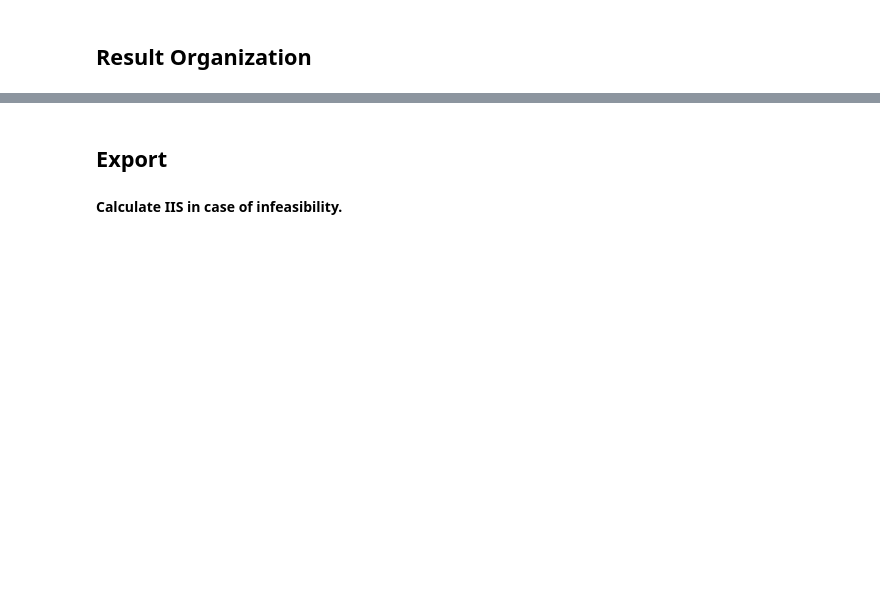
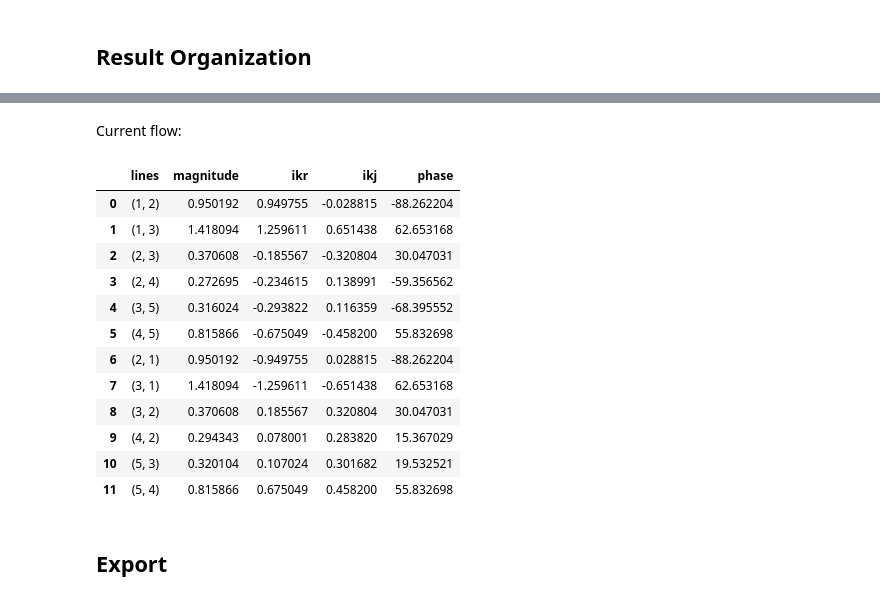
Before and after one commit to leoschleier/acopf, a Jupyter notebook: notebooks/SLP.ipynb, the cells around one changed output, grey strips where cells are left out. Cells and saved outputs as stored; diff of their text form; code cells hidden in the pictures; blank space fills up the shorter version.

```diff
--- a/notebooks/SLP.ipynb
+++ b/notebooks/SLP.ipynb
@@ -535,2 +510,20 @@ Bus voltages:
+# %% [markdown]
+Current flow:
+# %%
+ik_df
+# %% [output]
+|  | lines | magnitude | ikr | ikj | phase |
+| 0 | (1, 2) | 0.950192 | 0.949755 | -0.028815 | -88.262204 |
+| 1 | (1, 3) | 1.418094 | 1.259611 | 0.651438 | 62.653168 |
+| 2 | (2, 3) | 0.370608 | -0.185567 | -0.320804 | 30.047031 |
+| 3 | (2, 4) | 0.272695 | -0.234615 | 0.138991 | -59.356562 |
+| 4 | (3, 5) | 0.316024 | -0.293822 | 0.116359 | -68.395552 |
+| 5 | (4, 5) | 0.815866 | -0.675049 | -0.458200 | 55.832698 |
+| 6 | (2, 1) | 0.950192 | -0.949755 | 0.028815 | -88.262204 |
+| 7 | (3, 1) | 1.418094 | -1.259611 | -0.651438 | 62.653168 |
+| 8 | (3, 2) | 0.370608 | 0.185567 | 0.320804 | 30.047031 |
+| 9 | (4, 2) | 0.294343 | 0.078001 | 0.283820 | 15.367029 |
+| 10 | (5, 3) | 0.320104 | 0.107024 | 0.301682 | 19.532521 |
+| 11 | (5, 4) | 0.815866 | 0.675049 | 0.458200 | 55.832698 |
 # %% [markdown]
 ## **Export**
@@ -548,2 +529,0 @@ ik_df.to_csv(export_directory+"/current.csv", sep=";")
-# %% [markdown]
-**Calculate IIS in case of infeasibility.**
```
Also changed, not shown: parts of 30 cells of this notebook, 8 other files.
